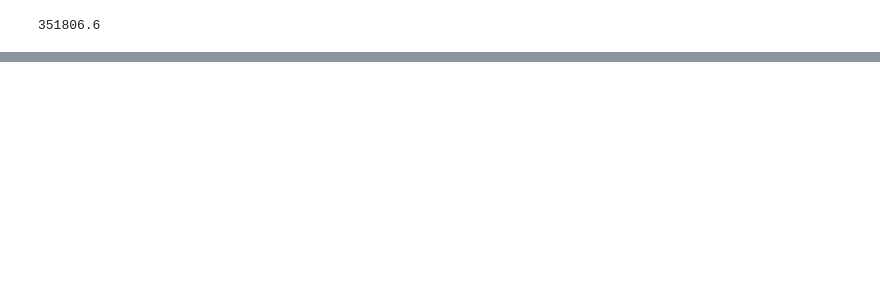
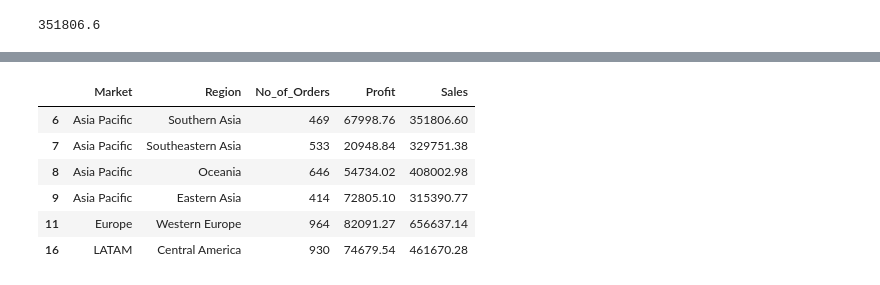
Before and after one commit to avinash2302res07/Python-Data-Science-library-Tutorial, a Jupyter notebook: Pandas.ipynb, the cells around one changed output, grey strips where cells are left out. Saved outputs shown, nothing was run; the diff lists cells and outputs as text; code cells hidden in the pictures; blank space fills up the shorter version.

```diff
--- a/Pandas.ipynb
+++ b/Pandas.ipynb
@@ -720,0 +820,3 @@ Sales.iloc[6,3]
+# %%
+Sales = pd.read_excel("/content/drive/MyDrive/sales.xlsx")
+Sales.head()
@@ -720,0 +830,10 @@ Sales.iloc[6,3]
+# %%
+Sales[(Sales["Sales"])>300000]
+# %% [output]
+|  | Market | Region | No_of_Orders | Profit | Sales |
+| 6 | Asia Pacific | Southern Asia | 469 | 67998.76 | 351806.60 |
+| 7 | Asia Pacific | Southeastern Asia | 533 | 20948.84 | 329751.38 |
+| 8 | Asia Pacific | Oceania | 646 | 54734.02 | 408002.98 |
+| 9 | Asia Pacific | Eastern Asia | 414 | 72805.10 | 315390.77 |
+| 11 | Europe | Western Europe | 964 | 82091.27 | 656637.14 |
+| 16 | LATAM | Central America | 930 | 74679.54 | 461670.28 |
```
Also changed, not shown: parts of 23 cells of this notebook.
